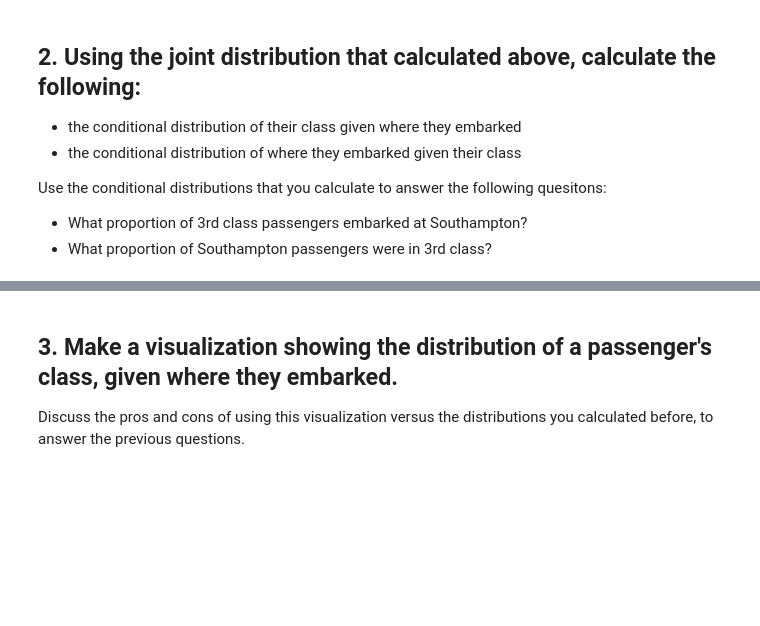
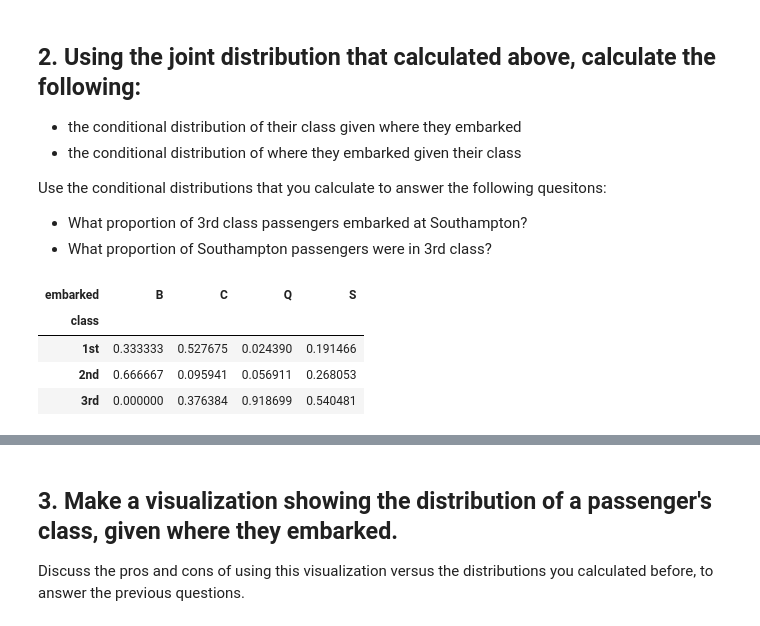
Before and after one commit to cpslo/GSB-S544, a Jupyter notebook: Week_2/Practice Activities/Copy_of_Titanic_Wrangling.ipynb, the cells around one changed output, grey strips where cells are left out. Cells and saved outputs as stored; diff of their text form; code cells hidden in the pictures; blank space fills up the shorter version.

```diff
--- a/Week_2/Practice Activities/Copy_of_Titanic_Wrangling.ipynb
+++ b/Week_2/Practice Activities/Copy_of_Titanic_Wrangling.ipynb
@@ -34,0 +56,10 @@ Use the conditional distributions that you calculate to answer the following que
+# %%
+# Conditional distribution of class given where they embarked
+class_given_embarked = pd.crosstab(df_titanic_passenger['class'], df_titanic_passenger['embarked'], normalize='columns')
+class_given_embarked
+# %% [output]
+| embarked | B | C | Q | S |
+| class |  |  |  |  |
+| 1st | 0.333333 | 0.527675 | 0.024390 | 0.191466 |
+| 2nd | 0.666667 | 0.095941 | 0.056911 | 0.268053 |
+| 3rd | 0.000000 | 0.376384 | 0.918699 | 0.540481 |
```
Also changed, not shown: parts of 10 cells of this notebook.
